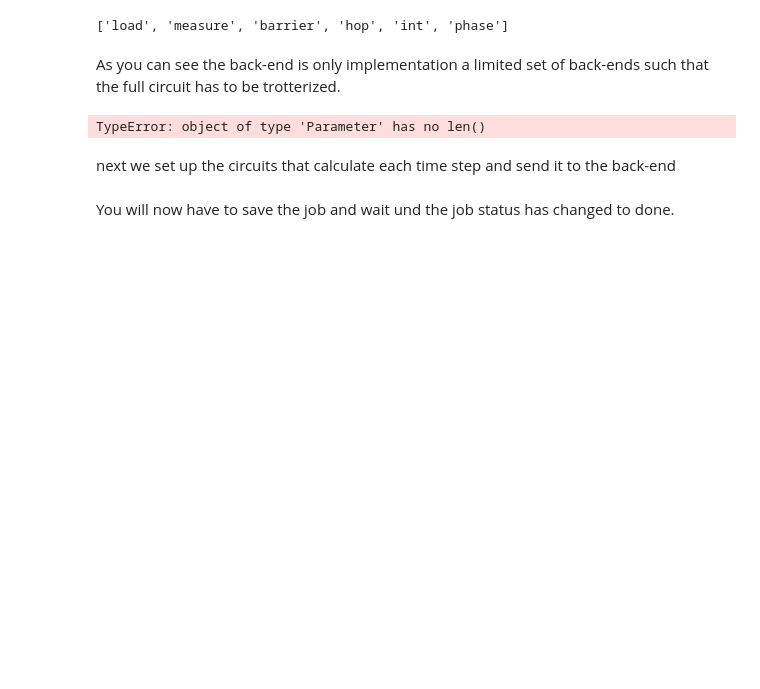
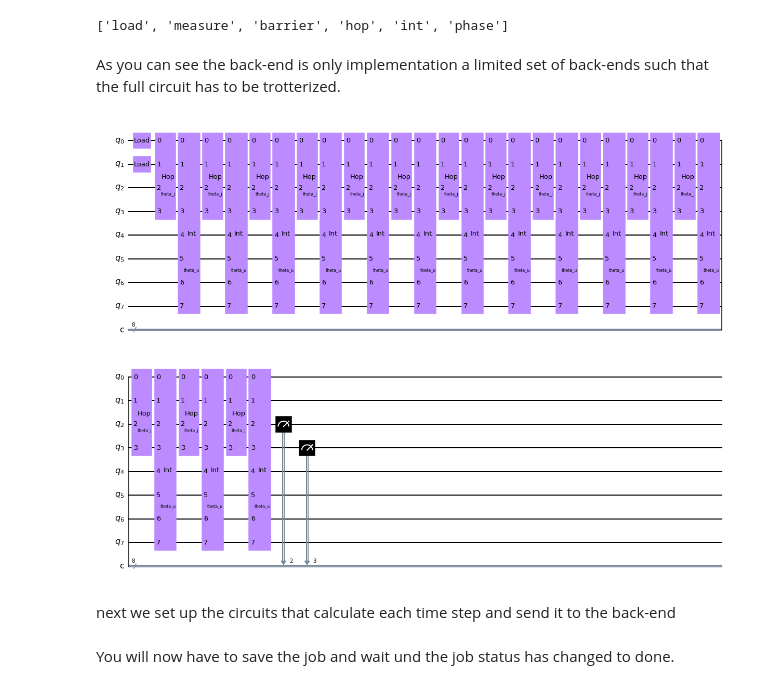
Before and after one commit to qiskit-community/qiskit-cold-atom, a Jupyter notebook: docs/tutorials/08_fermions_in_double_well.ipynb, the cells around one changed output. Drawn from its saved outputs; the diff is of its cells as text; code cells hidden in the pictures; blank space fills up the shorter version.

```diff
--- a/docs/tutorials/08_fermions_in_double_well.ipynb
+++ b/docs/tutorials/08_fermions_in_double_well.ipynb
@@ -478,15 +478,15 @@ Ntrott = 15
 # %%
 circuit2 = QuantumCircuit(8, 8)
 circuit2.load_fermions(0)
 circuit2.load_fermions(1)
 for ii in range(Ntrott):
-    circuit2.hop_fermions(theta_j, list(range(0, 4)))
+    circuit2.hop_fermions([theta_j], list(range(0, 4)))
     circuit2.int_fermions(theta_u, list(range(0, 8)))
 circuit2.measure(2, 2)
 circuit2.measure(3, 3)
 circuit2.draw(output="mpl")
 # %% [output]
-TypeError: object of type 'Parameter' has no len()
+[figure, added]
 # %% [markdown]
 next we set up the circuits that calculate each time step and send it to the back-end
 # %%
```
Also changed, not shown: parts of 3 cells of this notebook.
